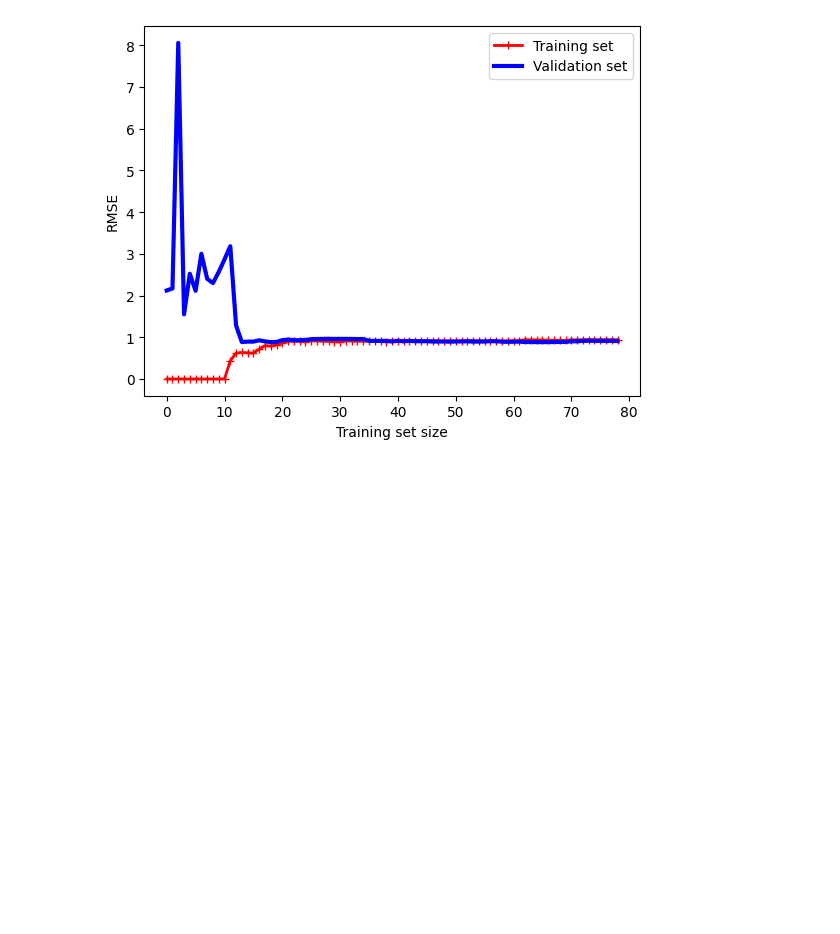
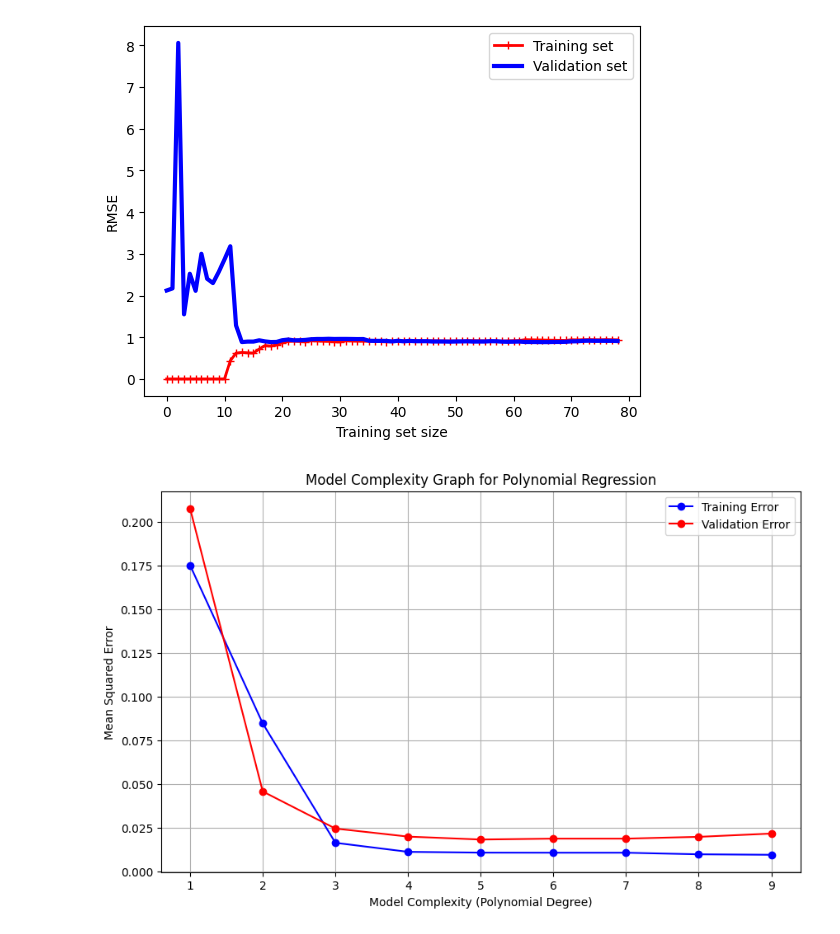
Before and after one commit to black-coda/ml-101-algo-implementation, a Jupyter notebook: linear.ipynb, the cells around one changed output. Saved outputs shown, nothing was run; the diff lists cells and outputs as text; code cells hidden in the pictures; blank space fills up the shorter version.

```diff
--- a/linear.ipynb
+++ b/linear.ipynb
@@ -48,3 +48,62 @@ plot_learning_curve(polynomial_regression, X, y)
 # the two curves would continue to get closer.
 # %% [output]
 [figure]
+# %%
+import numpy as np
+import matplotlib.pyplot as plt
+from sklearn.tree import DecisionTreeRegressor
+from sklearn.linear_model import LinearRegression
+from sklearn.metrics import mean_squared_error
+from sklearn.model_selection import train_test_split
+from sklearn.preprocessing import PolynomialFeatures
+from sklearn.pipeline import Pipeline
+
+# 1. Setup dummy data
+X = np.sort(5 * np.random.rand(80, 1), axis=0)
+y = np.sin(X).ravel() + np.random.normal(0, 0.1, X.shape[0])
+X_train, X_test, y_train, y_test = train_test_split(X, y, test_size=0.3, random_state=42)
+
+# 2. Define range of complexity (Tree Depth)
+# depths = range(1, 15)
+train_errors, test_errors = [], []
+
+# for d in depths:
+#     model = DecisionTreeRegressor(max_depth=d)
+#     model.fit(X_train, y_train)
+
+#     # Predict and calculate MSE
+#     train_errors.append(mean_squared_error(y_train, model.predict(X_train)))
+#     test_errors.append(mean_squared_error(y_test, model.predict(X_test)))
+
+# # 3. Plotting
+# plt.figure(figsize=(10, 6))
+# plt.plot(depths, train_errors, label='Training Error', color='blue', marker='o')
+# plt.plot(depths, test_errors, label='Validation Error', color='red', marker='o')
+# plt.xlabel('Model Complexity (Max Depth)')
+# plt.ylabel('Mean Squared Error')
+# plt.title('Model Complexity Graph')
+# plt.legend()
+# plt.grid(True)
+# plt.show()
+
+degrees = range(1, 10)
+for degree in degrees:
+    model = Pipeline([
+        ("poly_features", PolynomialFeatures(degree=degree, include_bias=False)),
+        ("lin_reg", LinearRegression())
+    ])
+    model.fit(X_train, y_train)
+    train_errors.append(mean_squared_error(y_train, model.predict(X_train)))
+    test_errors.append(mean_squared_error(y_test, model.predict(X_test)))
+
+plt.figure(figsize=(10, 6))
+plt.plot(degrees, train_errors, label='Training Error', color='blue', marker='o')
+plt.plot(degrees, test_errors, label='Validation Error', color='red', marker='o')
+plt.xlabel('Model Complexity (Polynomial Degree)')
+plt.ylabel('Mean Squared Error')
+plt.title('Model Complexity Graph for Polynomial Regression')
+plt.legend()
+plt.grid(True)
+plt.show()
+# %% [output]
+[figure, added]
```
Also changed, not shown: 3 other files.
